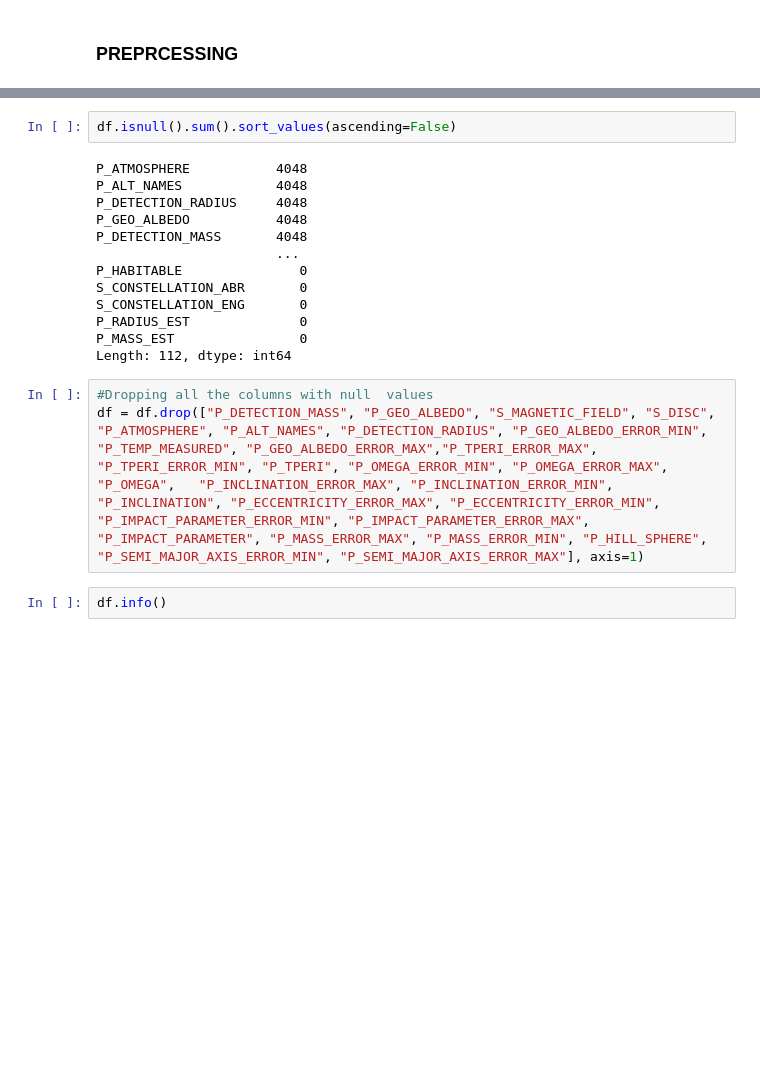
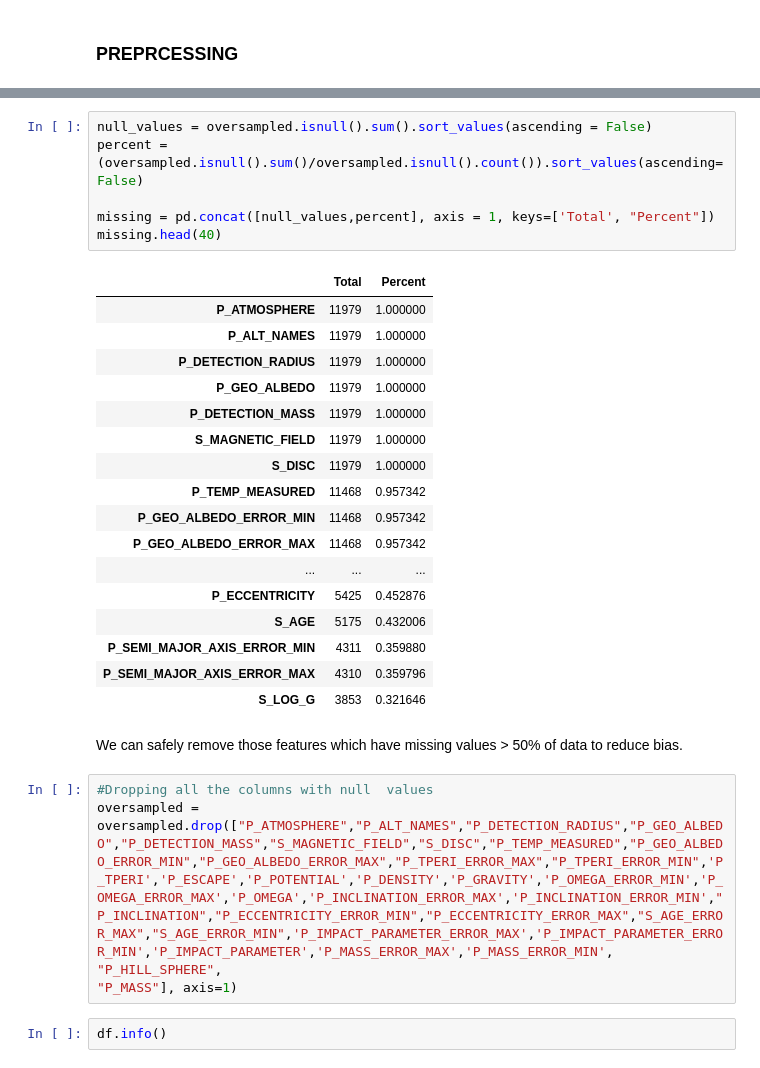
Before and after one commit to Ridima28/Exoplanet-Habitability-Classification, a Jupyter notebook: models/main.ipynb, the cells around one changed output, grey strips where cells are left out. Drawn from its saved outputs; the diff is of its cells as text; blank space fills up the shorter version.

Commit message:
preprocessing the data

```diff
--- a/models/main.ipynb
+++ b/models/main.ipynb
@@ -224,21 +221,34 @@ plt.show()
-# %%
-df.isnull().sum().sort_values(ascending=False)
-# %% [output]
-P_ATMOSPHERE           4048
-P_ALT_NAMES            4048
-P_DETECTION_RADIUS     4048
-P_GEO_ALBEDO           4048
-P_DETECTION_MASS       4048
-                       ...
-P_HABITABLE               0
-S_CONSTELLATION_ABR       0
-S_CONSTELLATION_ENG       0
-P_RADIUS_EST              0
-P_MASS_EST                0
-Length: 112, dtype: int64
+# %%
+null_values = oversampled.isnull().sum().sort_values(ascending = False)
+percent = (oversampled.isnull().sum()/oversampled.isnull().count()).sort_values(ascending=False)
+
+missing = pd.concat([null_values,percent], axis = 1, keys=['Total', "Percent"])
+missing.head(40)
+# %% [output]
+|  | Total | Percent |
+| P_ATMOSPHERE | 11979 | 1.000000 |
+| P_ALT_NAMES | 11979 | 1.000000 |
+| P_DETECTION_RADIUS | 11979 | 1.000000 |
+| P_GEO_ALBEDO | 11979 | 1.000000 |
+| P_DETECTION_MASS | 11979 | 1.000000 |
+| S_MAGNETIC_FIELD | 11979 | 1.000000 |
+| S_DISC | 11979 | 1.000000 |
+| P_TEMP_MEASURED | 11468 | 0.957342 |
+| P_GEO_ALBEDO_ERROR_MIN | 11468 | 0.957342 |
+| P_GEO_ALBEDO_ERROR_MAX | 11468 | 0.957342 |
+| ... | ... | ... |
+| P_ECCENTRICITY | 5425 | 0.452876 |
+| S_AGE | 5175 | 0.432006 |
+| P_SEMI_MAJOR_AXIS_ERROR_MIN | 4311 | 0.359880 |
+| P_SEMI_MAJOR_AXIS_ERROR_MAX | 4310 | 0.359796 |
+| S_LOG_G | 3853 | 0.321646 |
+# %% [markdown]
+We can safely remove those features which have missing values > 50% of data to reduce bias.
 # %%
 #Dropping all the columns with null  values
-df = df.drop(["P_DETECTION_MASS", "P_GEO_ALBEDO", "S_MAGNETIC_FIELD", "S_DISC", "P_ATMOSPHERE", "P_ALT_NAMES", "P_DETECTION_RADIUS", "P_GEO_ALBEDO_ERROR_MIN", "P_TEMP_MEASURED", "P_GEO_ALBEDO_ERROR_MAX","P_TPERI_ERROR_MAX", "P_TPERI_ERROR_MIN", "P_TPERI", "P_OMEGA_ERROR_MIN", "P_OMEGA_ERROR_MAX", "P_OMEGA",   "P_INCLINATION_ERROR_MAX", "P_INCLINATION_ERROR_MIN", "P_INCLINATION", "P_ECCENTRICITY_ERROR_MAX", "P_ECCENTRICITY_ERROR_MIN", "P_IMPACT_PARAMETER_ERROR_MIN", "P_IMPACT_PARAMETER_ERROR_MAX", "P_IMPACT_PARAMETER", "P_MASS_ERROR_MAX", "P_MASS_ERROR_MIN", "P_HILL_SPHERE", "P_SEMI_MAJOR_AXIS_ERROR_MIN", "P_SEMI_MAJOR_AXIS_ERROR_MAX"], axis=1)
+oversampled = oversampled.drop(["P_ATMOSPHERE","P_ALT_NAMES","P_DETECTION_RADIUS","P_GEO_ALBEDO","P_DETECTION_MASS","S_MAGNETIC_FIELD","S_DISC","P_TEMP_MEASURED","P_GEO_ALBEDO_ERROR_MIN","P_GEO_ALBEDO_ERROR_MAX","P_TPERI_ERROR_MAX","P_TPERI_ERROR_MIN",'P_TPERI','P_ESCAPE','P_POTENTIAL','P_DENSITY','P_GRAVITY','P_OMEGA_ERROR_MIN','P_OMEGA_ERROR_MAX','P_OMEGA','P_INCLINATION_ERROR_MAX','P_INCLINATION_ERROR_MIN',"P_INCLINATION","P_ECCENTRICITY_ERROR_MIN","P_ECCENTRICITY_ERROR_MAX","S_AGE_ERROR_MAX","S_AGE_ERROR_MIN",'P_IMPACT_PARAMETER_ERROR_MAX','P_IMPACT_PARAMETER_ERROR_MIN','P_IMPACT_PARAMETER','P_MASS_ERROR_MAX','P_MASS_ERROR_MIN',
+"P_HILL_SPHERE",
+"P_MASS"], axis=1)
 # %%
 df.info()
 # %% [output]
```
Also changed, not shown: parts of 3 cells of this notebook, 2 other files.
